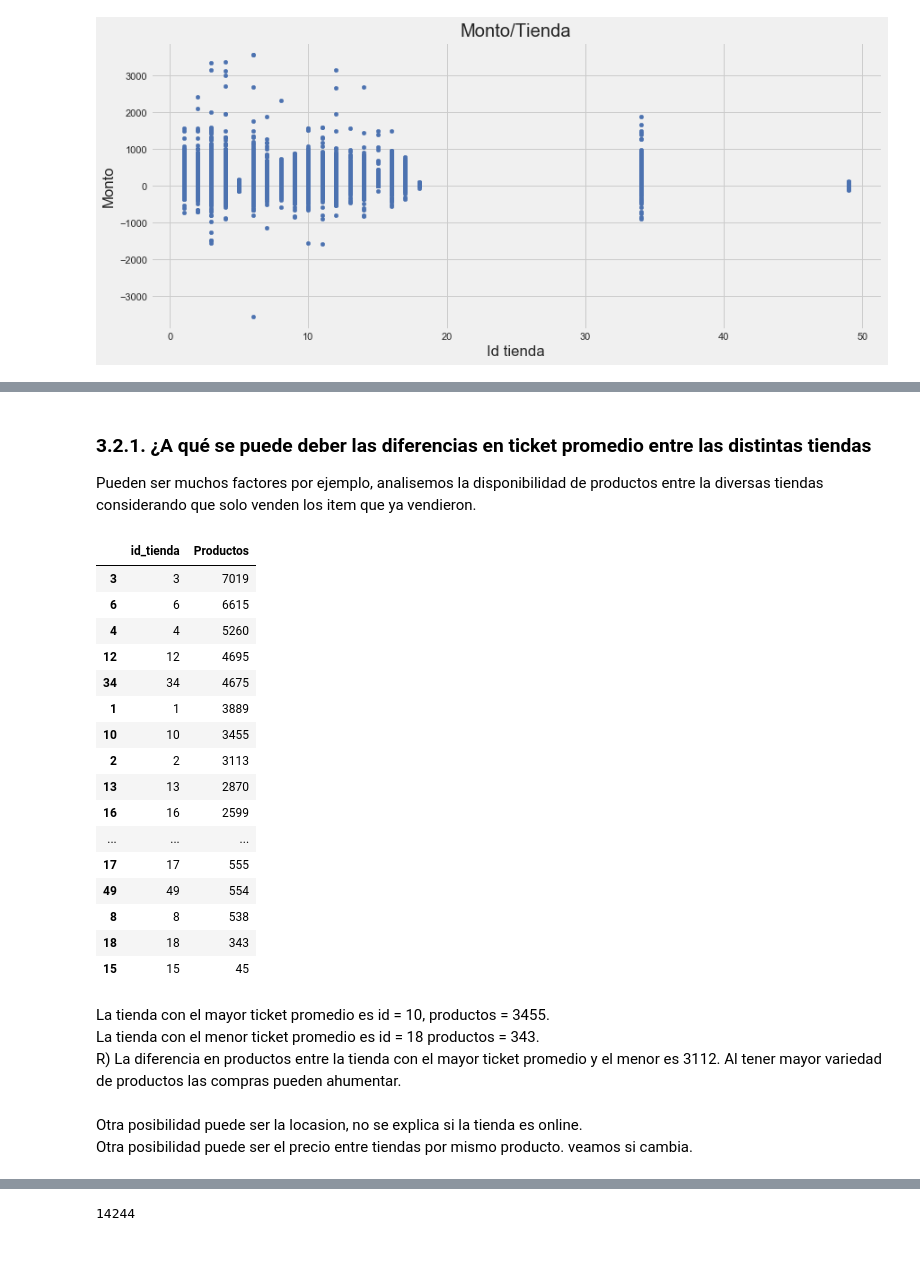
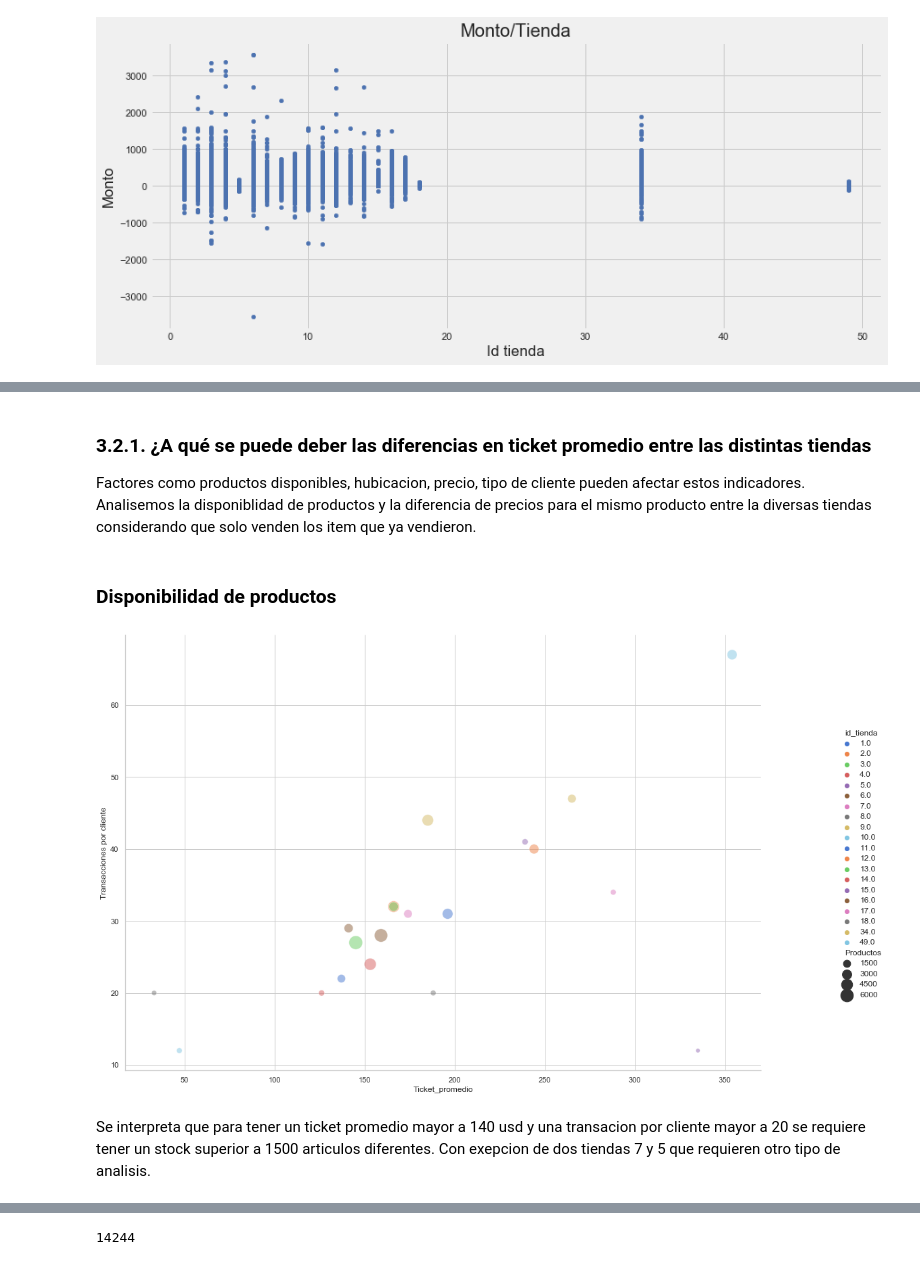
Before and after one commit to jarb29/LUMINUX, a Jupyter notebook: luminux-challenge.ipynb, the cells around one changed output, grey strips where cells are left out. Drawn from its saved outputs; the diff is of its cells as text; code cells hidden in the pictures.

```diff
--- a/luminux-challenge.ipynb
+++ b/luminux-challenge.ipynb
@@ -192,13 +194,15 @@ plt.show()
 # %%
 df_transaciones = pd.DataFrame(columns=['id_tienda', "Transacciones por cliente"])
+
 # Asumiendo que los montos positivos representan las compras
+df = df[df["monto"]>0]
 
-df = df[df["monto"]>0]
 for i in new_df_t["id_tienda"]:
     new_data = df[df["id_tienda"]==i]
     clientes = new_data["id_cliente"].nunique()
     transaciones = new_data.size
     transacciones_cliente = round(transaciones / clientes)
     df_transaciones.loc[i] = [i, transacciones_cliente]
+
+df_transaciones = df_transaciones.set_index("id_tienda").reset_index().sort_values(
+    by=["Transacciones por cliente"], ascending=False)
-# %%
-df_transaciones = df_transaciones.set_index("id_tienda").reset_index().sort_values(by=["id_tienda"])
@@ -237,4 +208,0 @@ Transacciones/Cliente de la tienda: 49.0 es 11.0
-# %%
-df_transaciones_m = df_transaciones.set_index("id_tienda").reset_index().sort_values(by=["Transacciones por cliente"], ascending=False)
-df_transaciones_m.head()
-# A continuacion se presentan las tiendas con la mayor relacion Ttransaciones/Cliente.
@@ -287,0 +226,3 @@ Text(0.5, 1.0, 'Ticket_promedio/Tienda')
+# %%
+df_graph = df_transaciones.join(df_ticket.set_index('id_tienda'), on='id_tienda').set_index("id_tienda")
+df_graph
@@ -288,38 +248,29 @@ Text(0.5, 1.0, 'Ticket_promedio/Tienda')
 # %% [markdown]
 ###   3.2.1. ¿A qué se puede deber las diferencias en ticket promedio entre las distintas tiendas
-Pueden ser muchos factores por ejemplo, analisemos la disponibilidad de productos entre la diversas tiendas considerando que solo venden los item que ya vendieron.
+Factores como productos disponibles, hubicacion, precio, tipo de cliente pueden afectar estos indicadores.\
+Analisemos la disponiblidad de productos y la diferencia de precios para el mismo producto entre la diversas tiendas considerando que solo venden los item que ya vendieron.
+# %% [markdown]
+### Disponibilidad de productos
 # %%
 df_productos = pd.DataFrame(columns=['id_tienda', "Productos"])
 # Asumiendo que los montos positivos representan las compras
 
 for i in new_df_t["id_tienda"]:
     new_data = df[df["id_tienda"]==i]
     productos = new_data["id_producto"].nunique()
     df_productos.loc[i] = [i, productos]
+
+df_productos = df_productos.sort_values(by=["Productos"], ascending=False)
+df_productos = df_graph.join(df_productos.set_index('id_tienda'), on='id_tienda')
+
+sns.set_theme(style="whitegrid")
+# Plot miles per gallon against horsepower with other semantics
+t = sns.relplot(x="Ticket_promedio", y="Transacciones por cliente", hue="id_tienda", size="Productos",
+            sizes=(40, 400), alpha=.5, palette="muted",
+            height=6, data=df_productos)
+t.fig.set_figwidth(17)
+t.fig.set_figheight(10)
+# %% [output]
+[figure, added]
-# %%
-df_productos.sort_values(by=["Productos"], ascending=False)
-# %% [output]
-|  | id_tienda | Productos |
-| 3 | 3 | 7019 |
-| 6 | 6 | 6615 |
-| 4 | 4 | 5260 |
-| 12 | 12 | 4695 |
-| 34 | 34 | 4675 |
-| 1 | 1 | 3889 |
-| 10 | 10 | 3455 |
-| 2 | 2 | 3113 |
-| 13 | 13 | 2870 |
-| 16 | 16 | 2599 |
-| ... | ... | ... |
-| 17 | 17 | 555 |
-| 49 | 49 | 554 |
-| 8 | 8 | 538 |
-| 18 | 18 | 343 |
-| 15 | 15 | 45 |
-# %% [markdown]
-La tienda con el mayor ticket promedio es id = 10, productos = 3455.\
-La tienda con el menor ticket promedio es id = 18 productos = 343.\
-R) La diferencia en productos entre la tienda con el mayor ticket promedio y el menor es 3112. Al tener mayor variedad de productos las compras pueden ahumentar.
-# %% [markdown]
-Otra posibilidad puede ser la locasion, no se explica si la tienda es online.\
-Otra posibilidad puede ser el precio entre tiendas por mismo producto. veamos si cambia.
+# %% [markdown]
+Se interpreta que para tener un ticket promedio mayor a 140 usd y una transacion por cliente mayor a 20 se requiere tener un stock superior a 1500 articulos diferentes. Con exepcion de dos tiendas 7 y 5 que requieren otro tipo de analisis.
```
Also changed, not shown: parts of 16 cells of this notebook.
